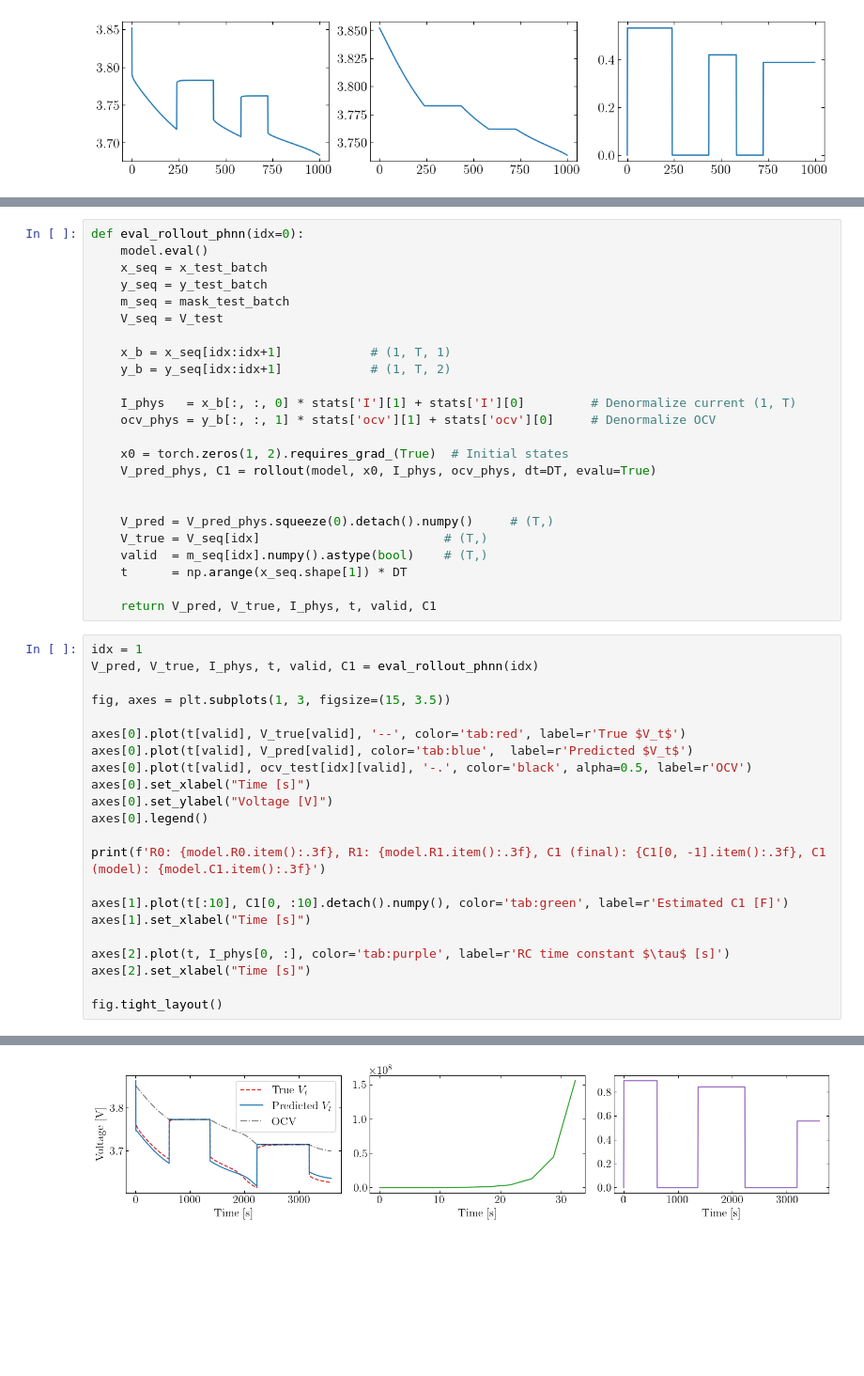
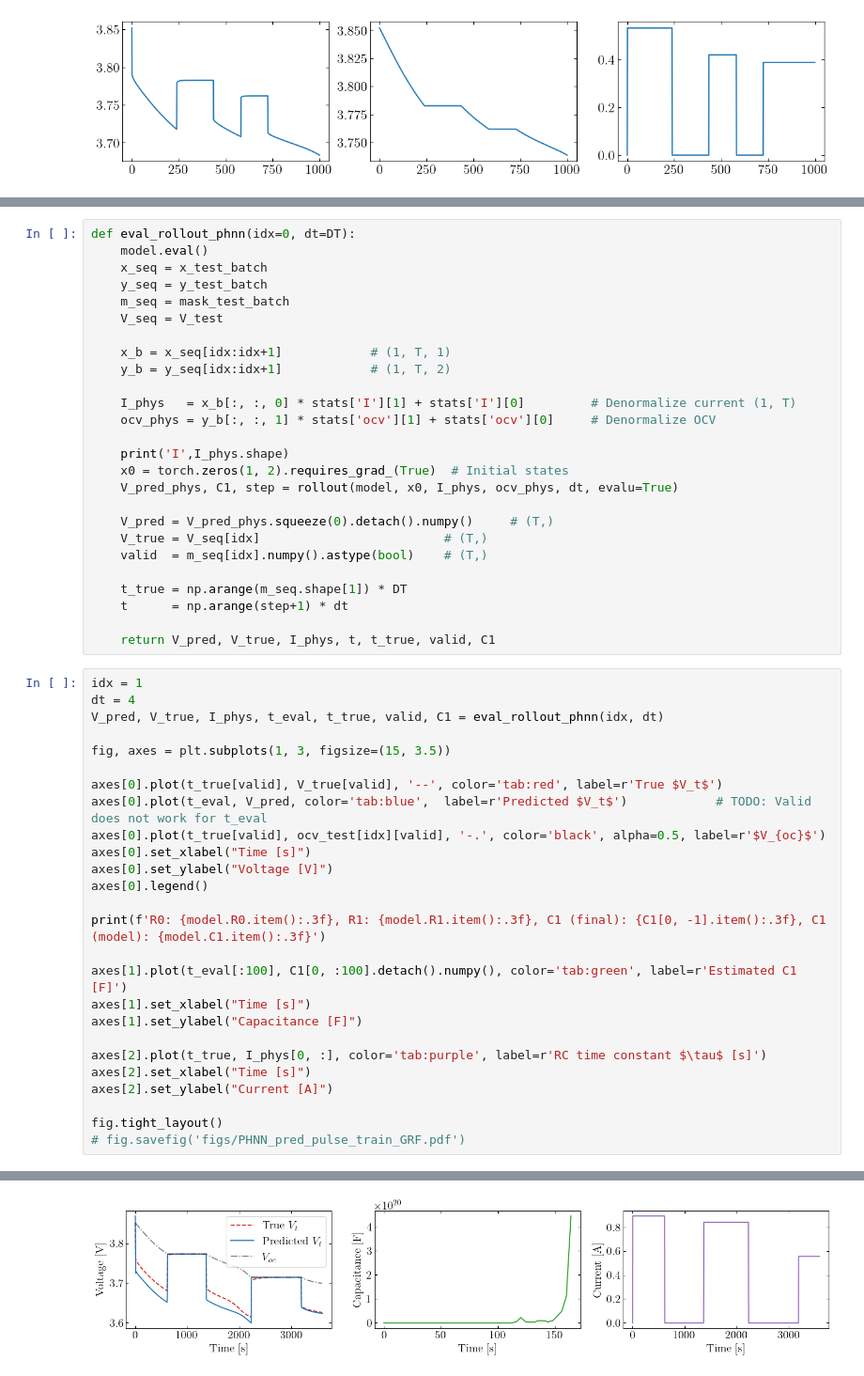
Before and after one commit to j-haralds/MSc_thesis, a Jupyter notebook: program/3_PHNN_ECM/4_JN_PHNN.ipynb, the cells around one changed output, grey strips where cells are left out. Shown at 94% size. Drawn from its saved outputs; the diff is of its cells as text; blank space fills up the shorter version.

```diff
--- a/program/3_PHNN_ECM/4_JN_PHNN.ipynb
+++ b/program/3_PHNN_ECM/4_JN_PHNN.ipynb
@@ -364,5 +378,5 @@ ax1.legend();
 # %%
-def eval_rollout_phnn(idx=0):
+def eval_rollout_phnn(idx=0, dt=DT):
     model.eval()
     x_seq = x_test_batch
     y_seq = y_test_batch
@@ -375,36 +389,42 @@ def eval_rollout_phnn(idx=0):
     I_phys   = x_b[:, :, 0] * stats['I'][1] + stats['I'][0]         # Denormalize current (1, T)
     ocv_phys = y_b[:, :, 1] * stats['ocv'][1] + stats['ocv'][0]     # Denormalize OCV
 
+    print('I',I_phys.shape)
     x0 = torch.zeros(1, 2).requires_grad_(True)  # Initial states
-    V_pred_phys, C1 = rollout(model, x0, I_phys, ocv_phys, dt=DT, evalu=True)
-
+    V_pred_phys, C1, step = rollout(model, x0, I_phys, ocv_phys, dt, evalu=True)
 
     V_pred = V_pred_phys.squeeze(0).detach().numpy()     # (T,)
     V_true = V_seq[idx]                         # (T,)
     valid  = m_seq[idx].numpy().astype(bool)    # (T,)
-    t      = np.arange(x_seq.shape[1]) * DT
 
-    return V_pred, V_true, I_phys, t, valid, C1
+    t_true = np.arange(m_seq.shape[1]) * DT
+    t      = np.arange(step+1) * dt
+
+    return V_pred, V_true, I_phys, t, t_true, valid, C1
 # %%
 idx = 1
-V_pred, V_true, I_phys, t, valid, C1 = eval_rollout_phnn(idx)
+dt = 4
+V_pred, V_true, I_phys, t_eval, t_true, valid, C1 = eval_rollout_phnn(idx, dt)
 
 fig, axes = plt.subplots(1, 3, figsize=(15, 3.5))
 
-axes[0].plot(t[valid], V_true[valid], '--', color='tab:red', label=r'True $V_t$')
-axes[0].plot(t[valid], V_pred[valid], color='tab:blue',  label=r'Predicted $V_t$')
-axes[0].plot(t[valid], ocv_test[idx][valid], '-.', color='black', alpha=0.5, label=r'OCV')
+axes[0].plot(t_true[valid], V_true[valid], '--', color='tab:red', label=r'True $V_t$')
+axes[0].plot(t_eval, V_pred, color='tab:blue',  label=r'Predicted $V_t$')            # TODO: Valid does not work for t_eval
+axes[0].plot(t_true[valid], ocv_test[idx][valid], '-.', color='black', alpha=0.5, label=r'$V_{oc}$')
 axes[0].set_xlabel("Time [s]")
 axes[0].set_ylabel("Voltage [V]")
 axes[0].legend()
 
 print(f'R0: {model.R0.item():.3f}, R1: {model.R1.item():.3f}, C1 (final): {C1[0, -1].item():.3f}, C1 (model): {model.C1.item():.3f}')
 
-axes[1].plot(t[:10], C1[0, :10].detach().numpy(), color='tab:green', label=r'Estimated C1 [F]')
+axes[1].plot(t_eval[:100], C1[0, :100].detach().numpy(), color='tab:green', label=r'Estimated C1 [F]')
 axes[1].set_xlabel("Time [s]")
+axes[1].set_ylabel("Capacitance [F]")
 
-axes[2].plot(t, I_phys[0, :], color='tab:purple', label=r'RC time constant $\tau$ [s]')
+axes[2].plot(t_true, I_phys[0, :], color='tab:purple', label=r'RC time constant $\tau$ [s]')
 axes[2].set_xlabel("Time [s]")
+axes[2].set_ylabel("Current [A]")
 
 fig.tight_layout()
+# fig.savefig('figs/PHNN_pred_pulse_train_GRF.pdf')
 # %% [output]
@@ -412 +433 @@ R0: 0.115, R1: 0.131, C1 (final): inf, C1 (model): 100.000
-[figure, old version]
+[figure, new version]
```
Also changed, not shown: parts of 6 cells of this notebook, 5 other files.
